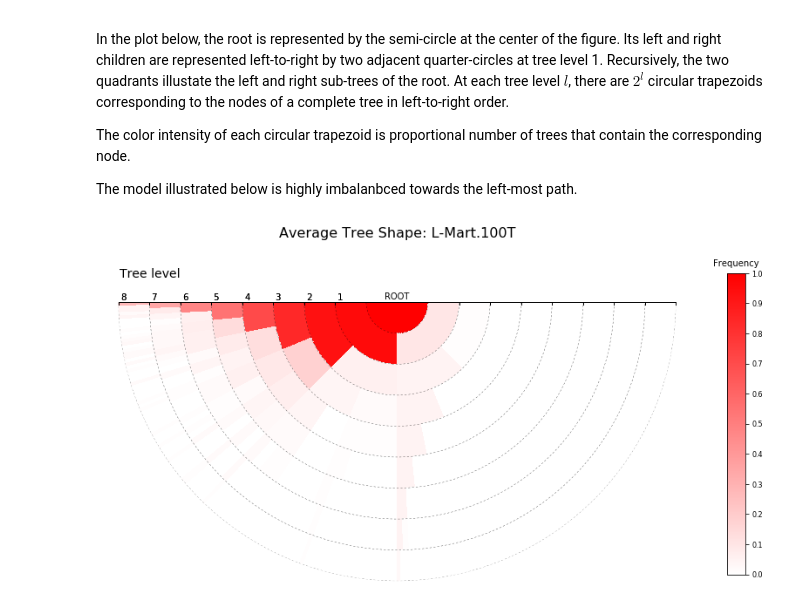
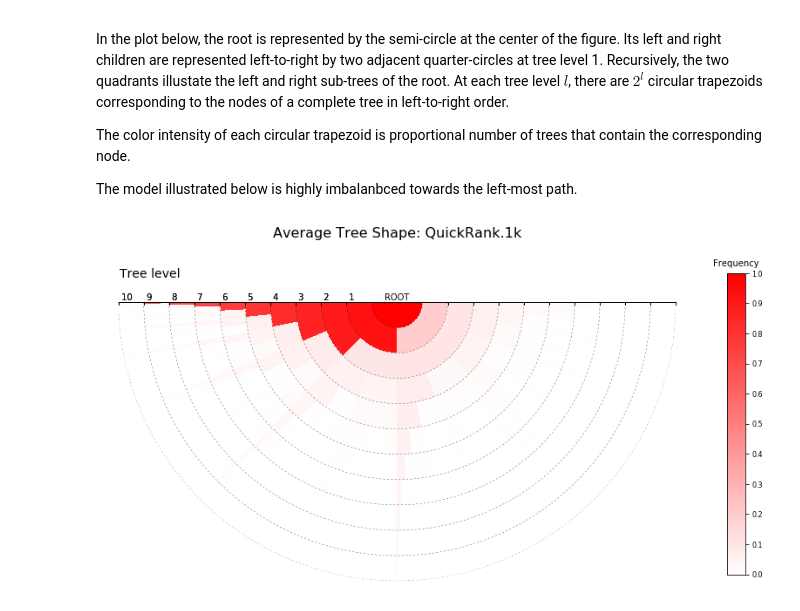
Before and after one commit to hpclab/rankeval, a Jupyter notebook: notebooks/RankEval - Topological Analysis.ipynb, the cells around one changed output. Cells and saved outputs as stored; diff of their text form; code cells hidden in the pictures.

```diff
--- a/notebooks/RankEval - Topological Analysis.ipynb
+++ b/notebooks/RankEval - Topological Analysis.ipynb
@@ -35,3 +32,11 @@ model = RTEnsemble(model_file, name="L-Mart.100T")
+# %%
+# files
+qr_1K_file  = "/home/rankeval/rankeval_data/msn/models/Fold1/msn1.quickrank.LAMBDAMART.20000.32.T1000.xml"
+lgbm_1K_file   = "/home/rankeval/rankeval_data/msn/models/Fold1/msn1.lightgbm.LAMBDAMART.1000.32.T1000.model"
+
+# load
+qr_1K   = RTEnsemble(qr_1K_file, name="QuickRank.1k", format="QuickRank")
+lgbm_1K = RTEnsemble(lgbm_1K_file, name="LGBM.1k", format="LightGBM")
 # %% [markdown]
 ##### Performing the topological analysis
 
@@ -41,22 +46,24 @@ The method `TopologicalAnalysisResult` computes the topological properties of th
  - **average tree shape**: returns a sparse matrix *S*, with *max_depth* rows and *max_nodes* columns. Tree levels, denoted with *l*, are numbered from *0* to *max_depth*. Within each tree level *l*, nodes, denoted with *n*, are numbered left-to-right from *0* to $2^l$. The matrix element *S[l,n]* stores the fraction of trees in the ensemble that have node with id *n* at depth *l*.
 # %%
 # compute analysis
-model_stats = topological_analysis(model, include_leaves=False)
+qr_1K_stats = topological_analysis(qr_1K, include_leaves=False)
 
 # tree heights
 print "Tree heights:"
-print model_stats.describe_tree_height()
+print qr_1K_stats.describe_tree_height()
 print
 
 # fullness per level
 print "Average fullness per level:"
 print "Level | Avg. Fullness"
-for level,fullness in enumerate (model_stats.fullness_per_level()):
-    print "%5d | %.2f" % (level, fullness)
+for level,fullness in enumerate (qr_1K_stats.fullness_per_level()):
+    if level<10:
+        print "%5d | %.2f" % (level, fullness)
+print "  ... | ...."
 print
 
 # Average tree shape
-avg_ts = model_stats.avg_tree_shape()
+avg_ts = qr_1K_stats.avg_tree_shape()
 print "Average tree shape:"
 for level in range (min(5,avg_ts.shape[0])):
     print "%5d | " % (level),
@@ -96,6 +103,6 @@ The color intensity of each circular trapezoid is proportional number of trees t
 
 The model illustrated below is highly imbalanbced towards the left-most path.
 # %%
-fig, ax = plot_tree_shape(model_stats, max_level=10)
+fig, ax = plot_tree_shape(qr_1K_stats, max_level=10)
 # %% [output]
-[figure, old version]
+[figure, new version]
```
Also changed, not shown: parts of 4 cells of this notebook, 2 other files.
